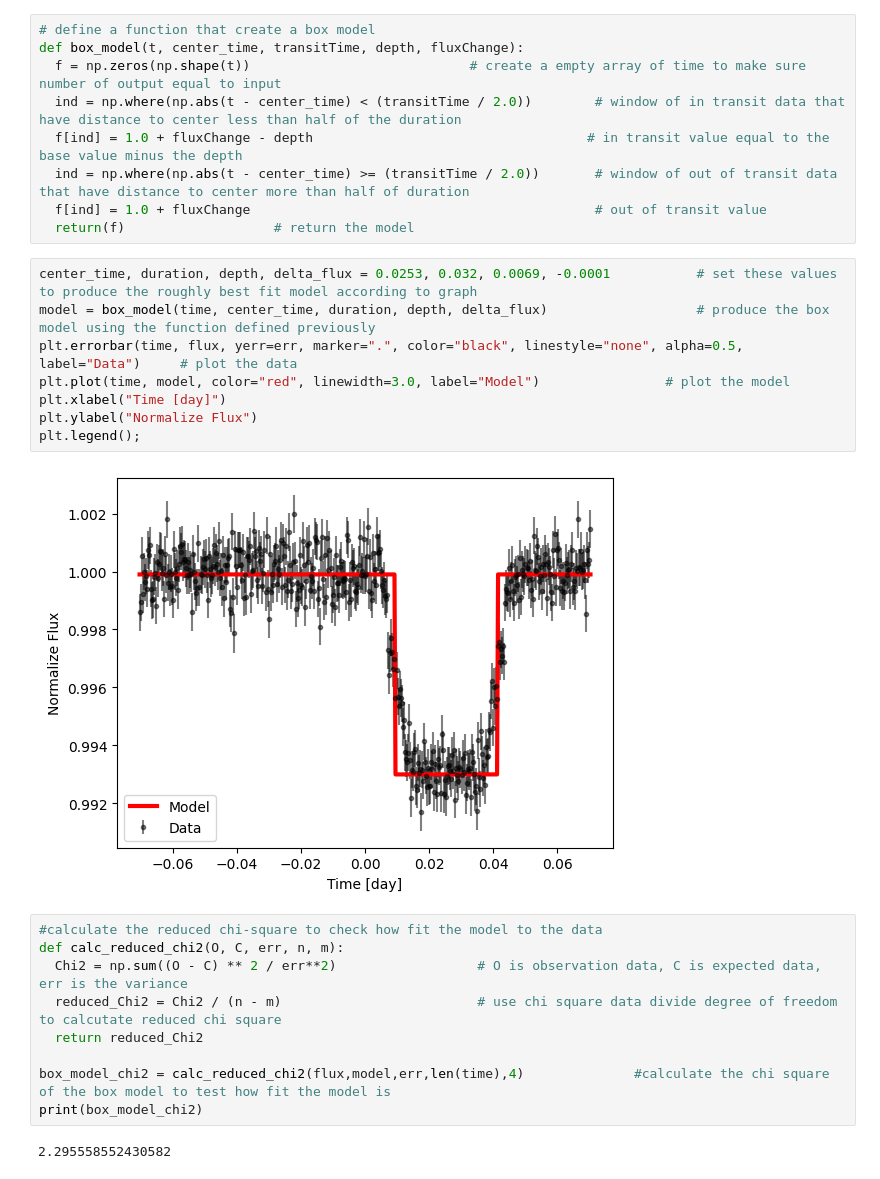
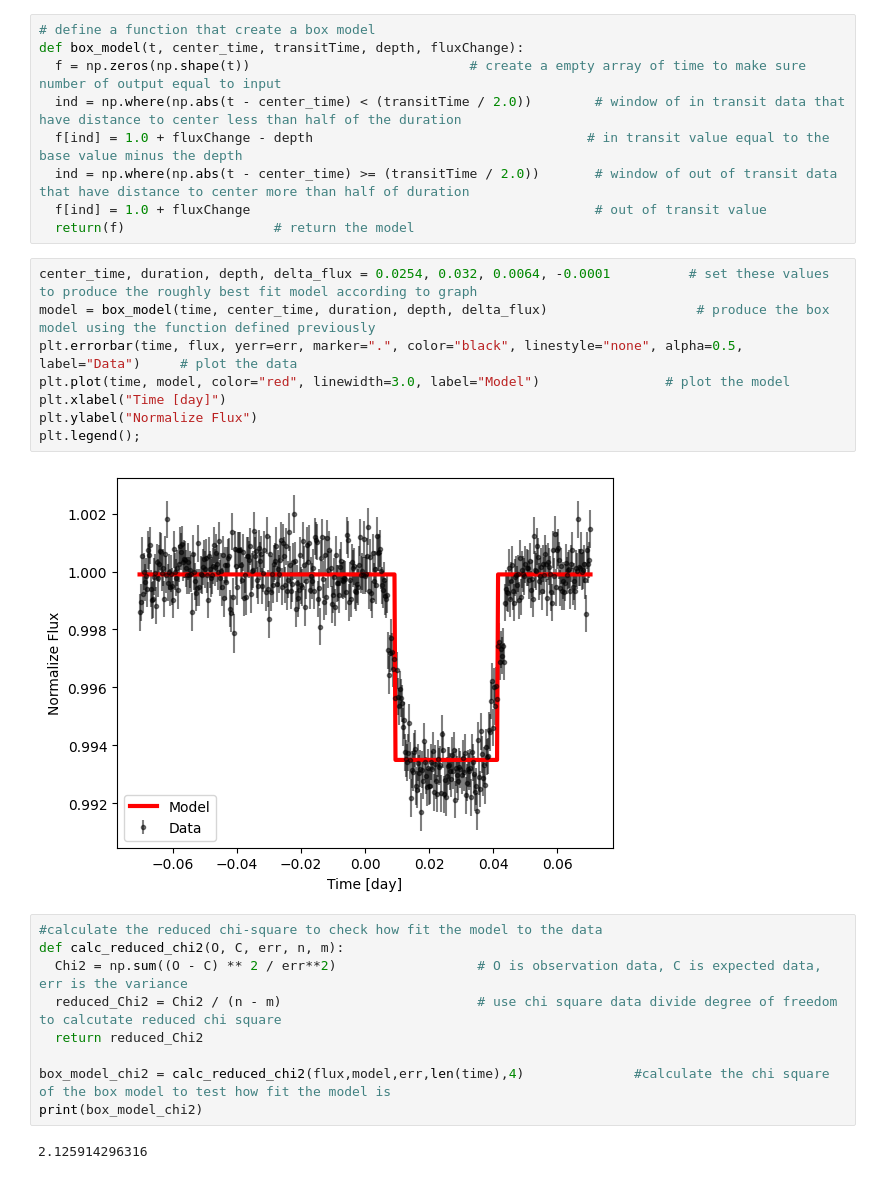
Before and after one commit to kAi3345/Astron, a Jupyter notebook: exoplanet/Exoplanet.ipynb, the cells around one changed output. Saved outputs shown, nothing was run; the diff lists cells and outputs as text.

```diff
--- a/exoplanet/Exoplanet.ipynb
+++ b/exoplanet/Exoplanet.ipynb
@@ -31,15 +31,15 @@ def box_model(t, center_time, transitTime, depth, fluxChange):
   f[ind] = 1.0 + fluxChange                                            # out of transit value
   return(f)                   # return the model
 # %%
-center_time, duration, depth, delta_flux = 0.0253, 0.032, 0.0069, -0.0001           # set these values to produce the roughly best fit model according to graph
+center_time, duration, depth, delta_flux = 0.0254, 0.032, 0.0064, -0.0001          # set these values to produce the roughly best fit model according to graph
 model = box_model(time, center_time, duration, depth, delta_flux)                   # produce the box model using the function defined previously
 plt.errorbar(time, flux, yerr=err, marker=".", color="black", linestyle="none", alpha=0.5, label="Data")     # plot the data
 plt.plot(time, model, color="red", linewidth=3.0, label="Model")                # plot the model
 plt.xlabel("Time [day]")
 plt.ylabel("Normalize Flux")
 plt.legend();
 # %% [output]
-[figure, old version]
+[figure, new version]
 # %%
 #calculate the reduced chi-square to check how fit the model to the data
 def calc_reduced_chi2(O, C, err, n, m):
@@ -50,4 +50,4 @@ def calc_reduced_chi2(O, C, err, n, m):
 box_model_chi2 = calc_reduced_chi2(flux,model,err,len(time),4)              #calculate the chi square of the box model to test how fit the model is
 print(box_model_chi2)
 # %% [output]
-2.295558552430582
+2.125914296316
```
